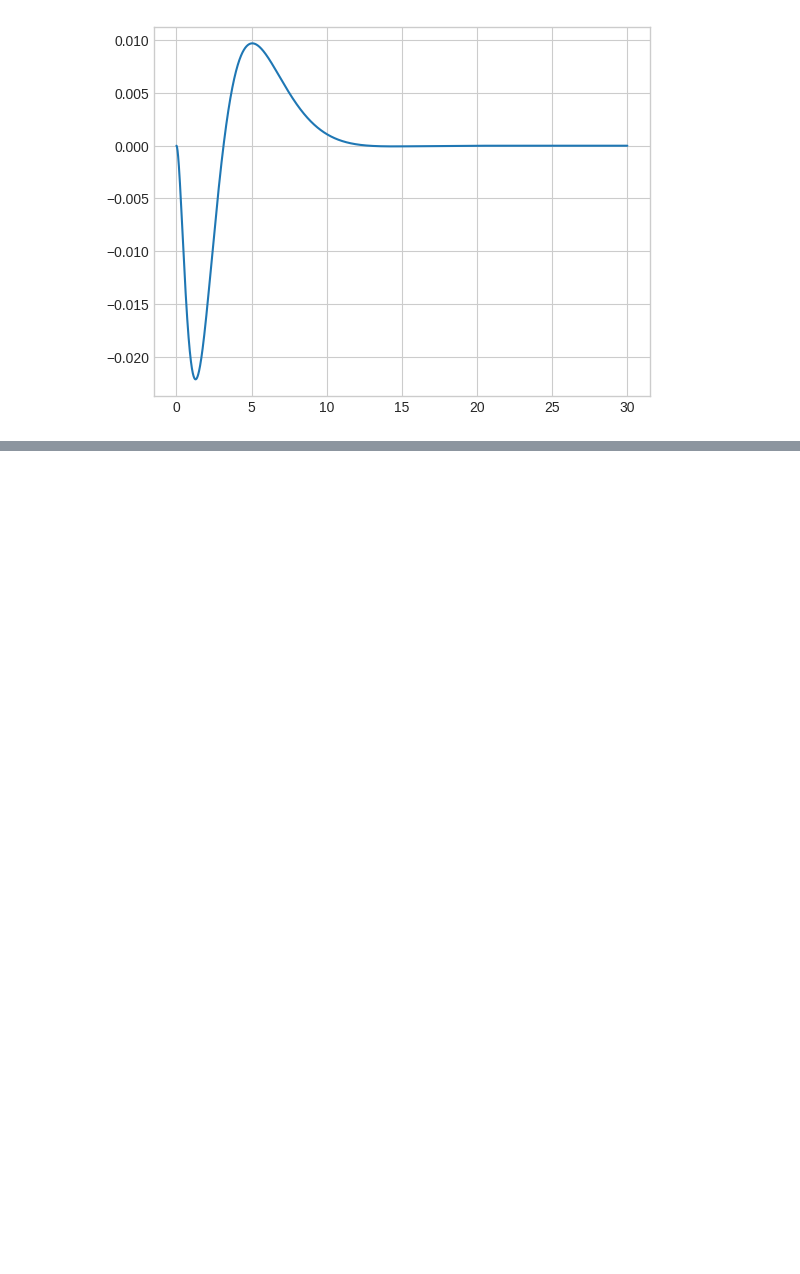
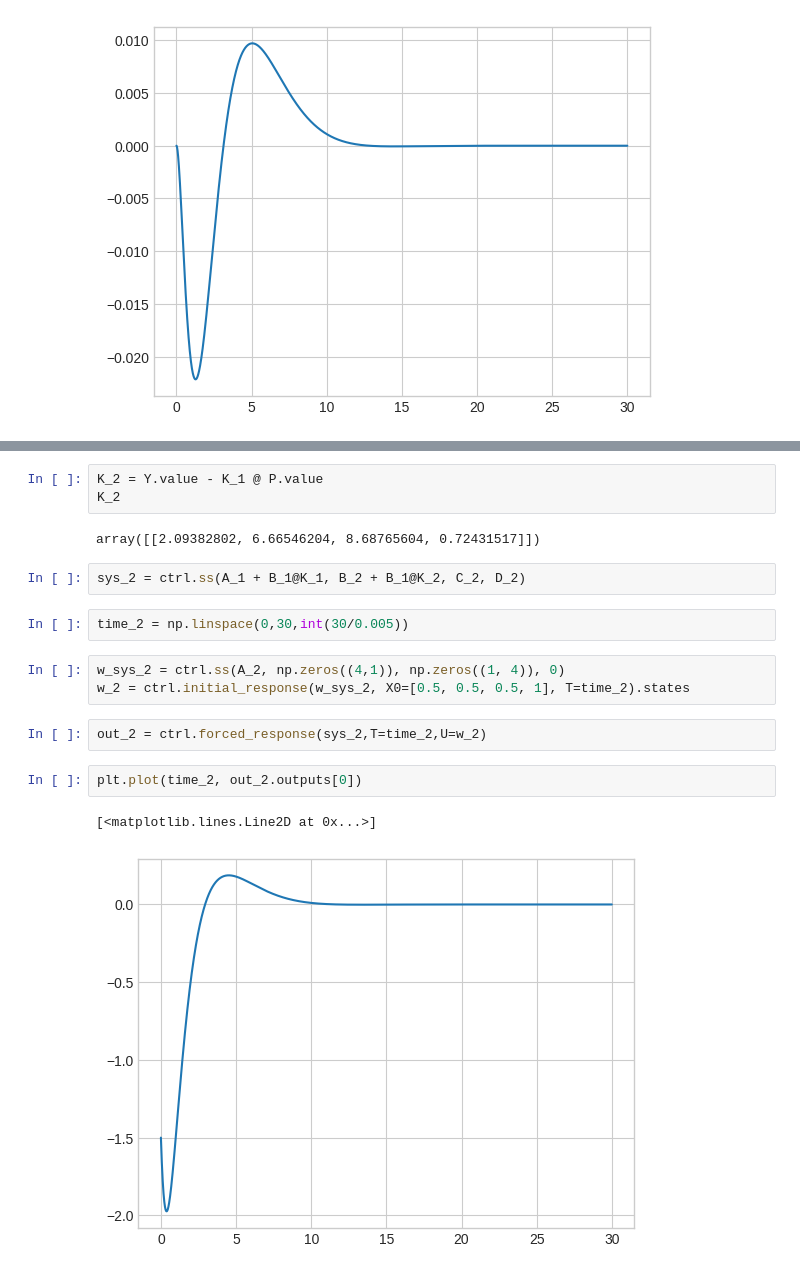
Before and after one commit to diuzhevVlad/control-theory-itmo-2023-2024, a Jupyter notebook: Lab12/Lab12.ipynb, the cells around one changed output, grey strips where cells are left out. Drawn from its saved outputs; the diff is of its cells as text; blank space fills up the shorter version.

```diff
--- a/Lab12/Lab12.ipynb
+++ b/Lab12/Lab12.ipynb
@@ -129,0 +173,19 @@ plt.plot(time_1, out_1.outputs[0])
+# %%
+K_2 = Y.value - K_1 @ P.value
+K_2
+# %% [output]
+array([[2.09382802, 6.66546204, 8.68765604, 0.72431517]])
+# %%
+sys_2 = ctrl.ss(A_1 + B_1@K_1, B_2 + B_1@K_2, C_2, D_2)
+# %%
+time_2 = np.linspace(0,30,int(30/0.005))
+# %%
+w_sys_2 = ctrl.ss(A_2, np.zeros((4,1)), np.zeros((1, 4)), 0)
+w_2 = ctrl.initial_response(w_sys_2, X0=[0.5, 0.5, 0.5, 1], T=time_2).states
+# %%
+out_2 = ctrl.forced_response(sys_2,T=time_2,U=w_2)
+# %%
+plt.plot(time_2, out_2.outputs[0])
+# %% [output]
+[<matplotlib.lines.Line2D at 0x...>]
+[figure, added]
```
Also changed, not shown: parts of 34 cells of this notebook.
